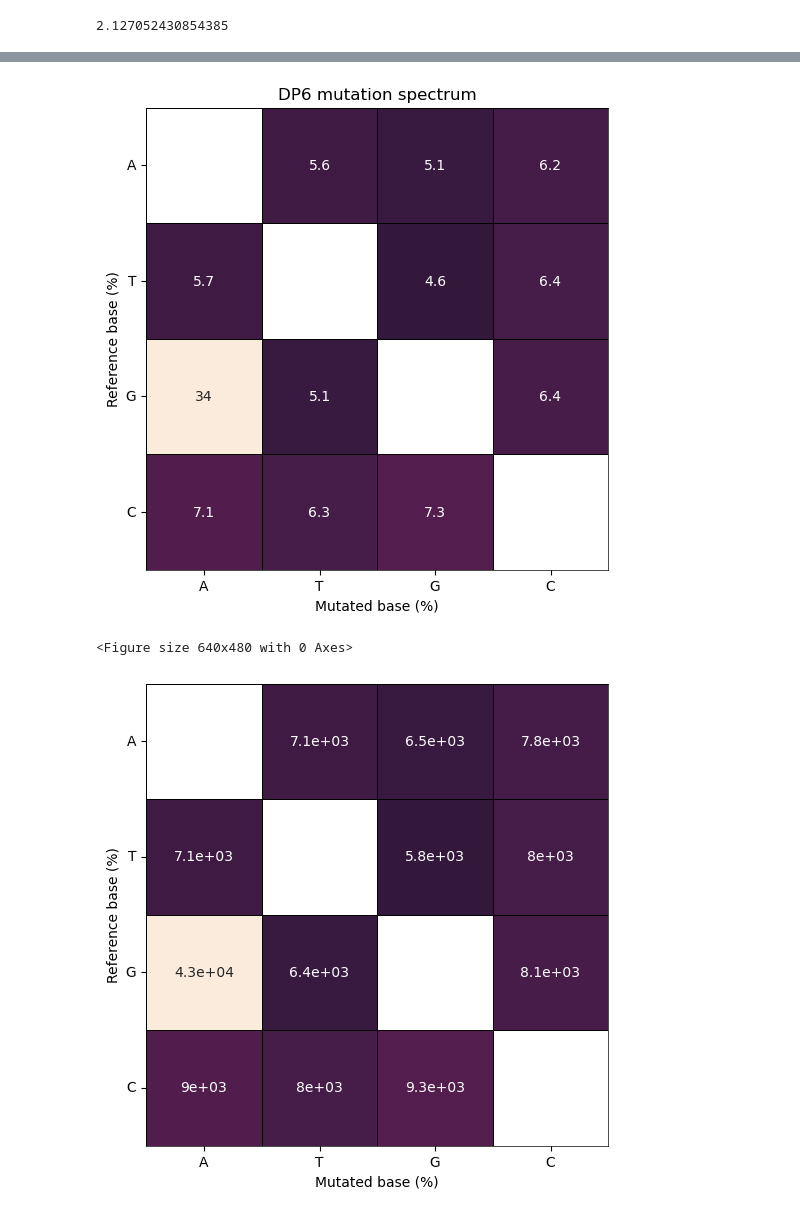
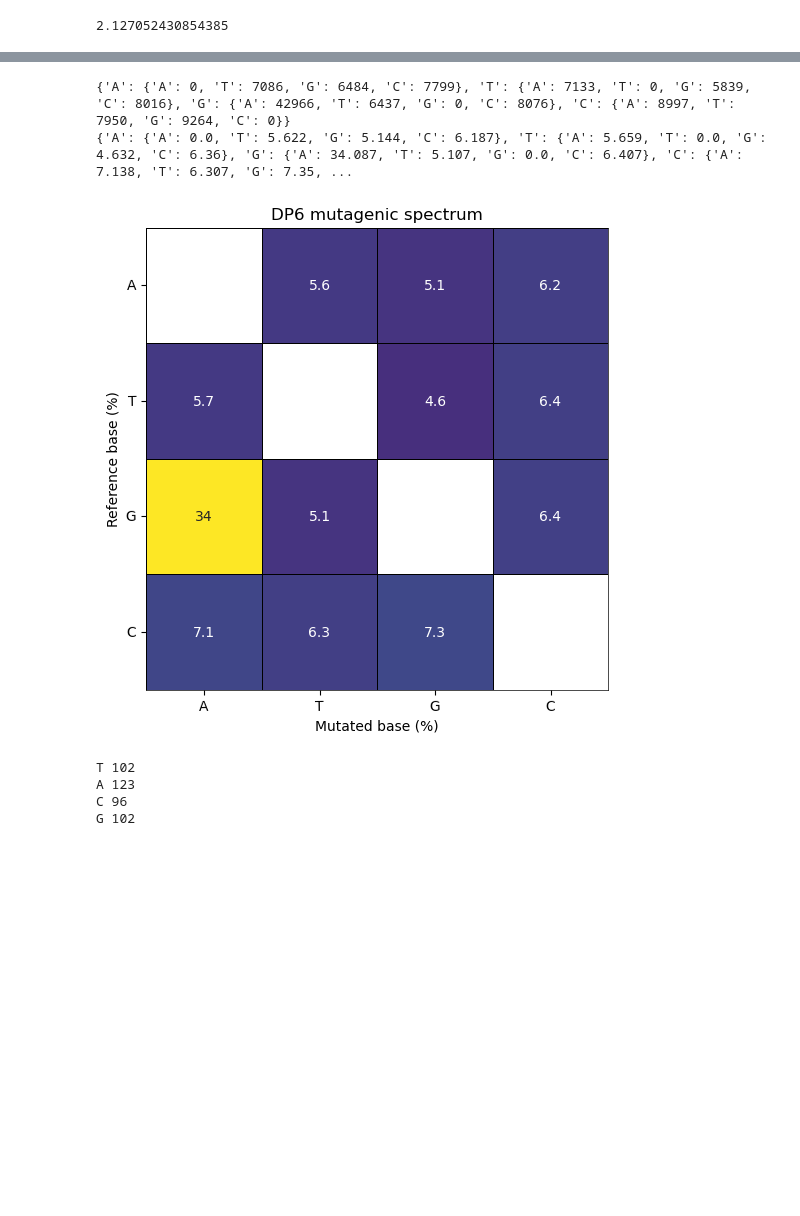
Before and after one commit to AliceHovsepyan/pogo_pance_draft, a Jupyter notebook: DMS_analysis.ipynb, the cells around one changed output, grey strips where cells are left out. Drawn from its saved outputs; the diff is of its cells as text; code cells hidden in the pictures; blank space fills up the shorter version.

Commit message:
calculate mutagenic spectrum

```diff
--- a/DMS_analysis.ipynb
+++ b/DMS_analysis.ipynb
@@ -516,36 +528,26 @@ print(DP6_n_mut_spectrum_perc)
+# %%
+n_mut_spectrum, n_mut_spectrum_perc  = mut_spectrum(a_seq, b_seq, reference_seq = LOV_gene)
+
+print(n_mut_spectrum)
+print(n_mut_spectrum_perc)
+# %% [output]
+{'A': {'A': 0, 'T': 7086, 'G': 6484, 'C': 7799}, 'T': {'A': 7133, 'T': 0, 'G': 5839, 'C': 8016}, 'G': {'A': 42966, 'T': 6437, 'G': 0, 'C': 8076}, 'C': {'A': 8997, 'T': 7950, 'G': 9264, 'C': 0}}
+{'A': {'A': 0.0, 'T': 5.622, 'G': 5.144, 'C': 6.187}, 'T': {'A': 5.659, 'T': 0.0, 'G': 4.632, 'C': 6.36}, 'G': {'A': 34.087, 'T': 5.107, 'G': 0.0, 'C': 6.407}, 'C': {'A': 7.138, 'T': 6.307, 'G': 7.35, ...
 # %%
-DP6_n_mut_spectrum_perc_df = pd.DataFrame.from_dict(DP6_n_mut_spectrum_perc, orient='index')
-DP6_n_mut_spectrum_df = pd.DataFrame.from_dict(DP6_n_mut_spectrum, orient='index', dtype = "float")
-np.fill_diagonal(DP6_n_mut_spectrum_perc_df.values, np.nan)
-np.fill_diagonal(DP6_n_mut_spectrum_df.values, np.nan)
+n_mut_spectrum_perc_df = pd.DataFrame.from_dict(n_mut_spectrum_perc, orient='index')
+n_mut_spectrum_df = pd.DataFrame.from_dict(n_mut_spectrum, orient='index', dtype = "float")
+np.fill_diagonal(n_mut_spectrum_perc_df.values, np.nan)
+np.fill_diagonal(n_mut_spectrum_df.values, np.nan)
-# %%
-f, ax = plt.subplots(figsize=(6, 6))
-sns.heatmap(DP6_n_mut_spectrum_perc_df, annot=True, linewidths=.5, ax=ax, vmin = 0, cbar = False, square = True, linecolor = "black")
-plt.xlabel('Mutated base (%)', fontsize = 10)
-plt.ylabel('Reference base (%)', fontsize = 10)
-for _, spine in ax.spines.items():
-    spine.set_visible(True)
-    spine.set_linewidth(.5)
-#ax.set_facecolor('gray')
-ax.set_yticklabels(ax.get_yticklabels(), rotation=1, fontsize=10)
-ax.set_xticklabels(ax.get_xticklabels(), rotation=1, fontsize=10)
-plt.title("DP6 mutation spectrum", fontsize = 12)
-plt.show()
-plt.clf()
-
-
-f, ax = plt.subplots(figsize=(6, 6))
-sns.heatmap(DP6_n_mut_spectrum_df, annot=True, linewidths=.5, ax=ax, cbar = False, vmin = 0, square = True, linecolor = "black")
-plt.xlabel('Mutated base (%)', fontsize = 10)
-plt.ylabel('Reference base (%)', fontsize = 10)
-#ax.set_facecolor('gray')
-for _, spine in ax.spines.items():
-    spine.set_visible(True)
-    spine.set_linewidth(.5)
-ax.set_yticklabels(ax.get_yticklabels(), rotation=1, fontsize=10)
-ax.set_xticklabels(ax.get_xticklabels(), rotation=1, fontsize=10)
-plt.show()
-# %% [output]
-[figure, removed]
-<Figure size 640x480 with 0 Axes>
-[figure, removed]
+# %%
+plot_mutation_spectrum(n_mut_spectrum_perc_df, variant, fig_folder = "figures")
+# %% [output]
+[figure, added]
+# %%
+## how many A, C, G, T are in the reference sequence
+for nt in set(LOV_gene):
+    print(nt, LOV_gene.count(nt))
+# %% [output]
+T 102
+A 123
+C 96
+G 102
```
Also changed, not shown: parts of 14 cells of this notebook, 2 other files.
